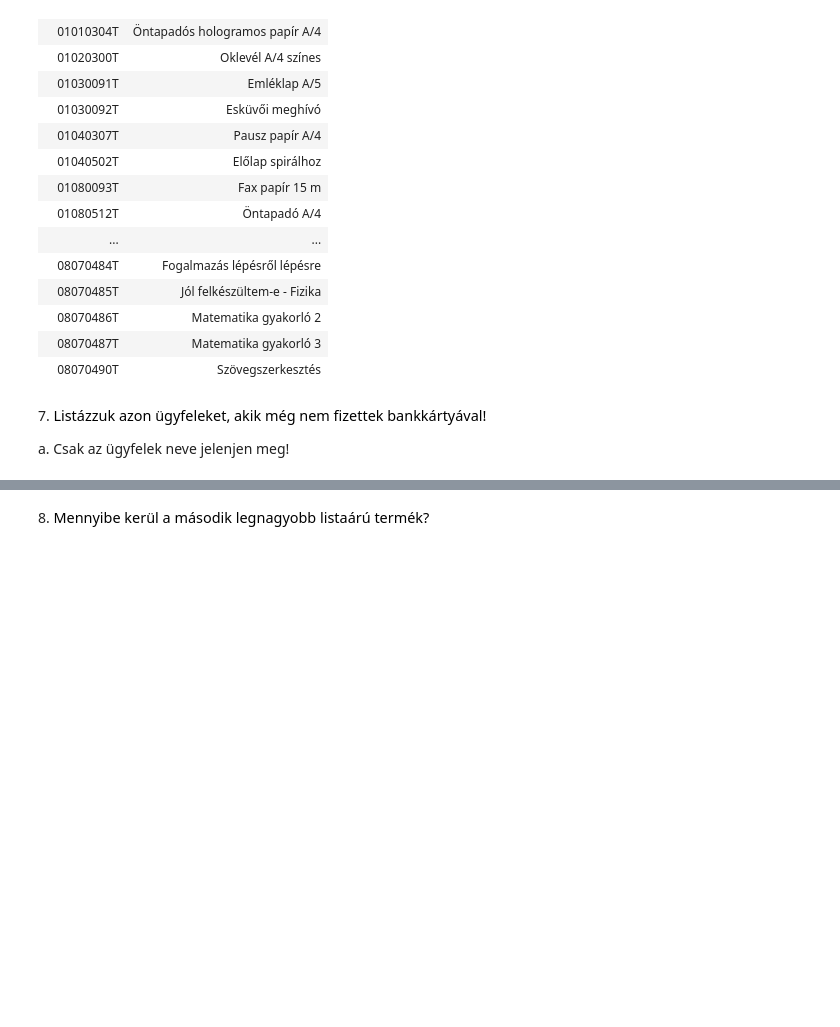
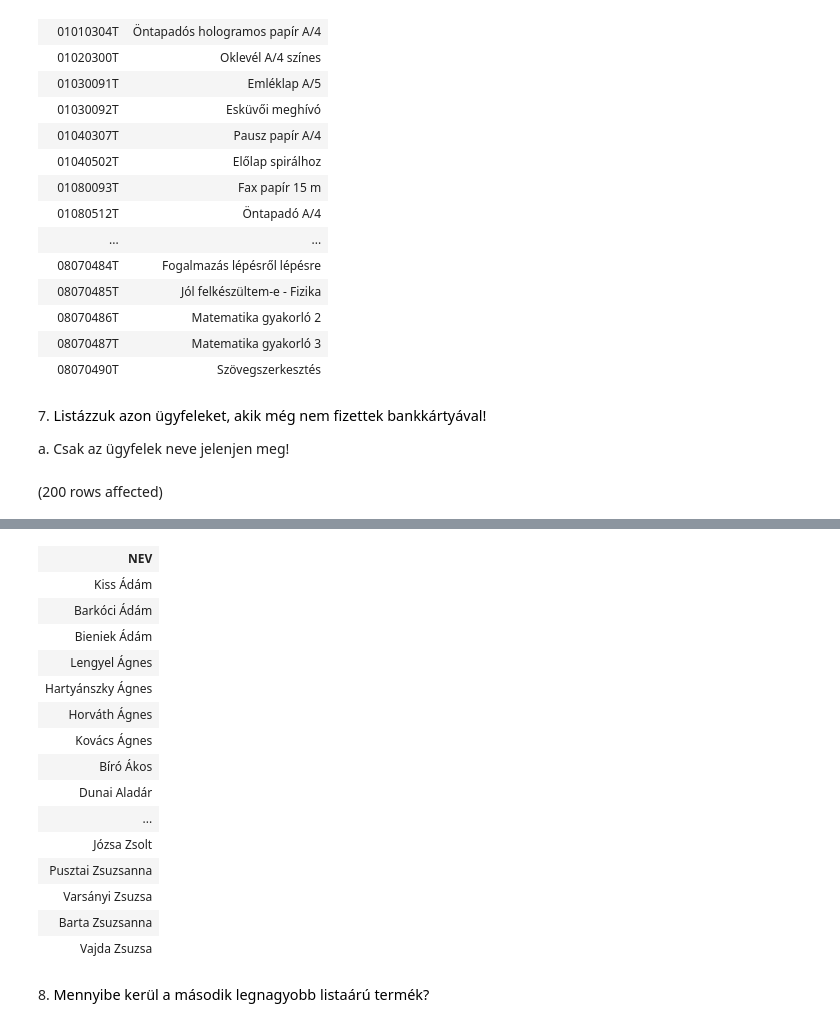
Before and after one commit to Tomi489/Adatbazisok, a Jupyter notebook: gyakorlat06_feladatok.ipynb, the cells around one changed output, grey strips where cells are left out. Cells and saved outputs as stored; diff of their text form; code cells hidden in the pictures; blank space fills up the shorter version.

```diff
--- a/gyakorlat06_feladatok.ipynb
+++ b/gyakorlat06_feladatok.ipynb
@@ -120,3 +120,13 @@ Total execution time: 00:00:00.030
 7. <span style="background-color: rgb(255, 255, 255); color: rgb(0, 0, 0); font-family: &quot;Open Sans&quot;, sans-serif; font-size: 14.44px;">Listázzuk azon ügyfeleket, akik még nem fizettek bankkártyával!&nbsp;</span>
 
 a. Csak az ügyfelek neve jelenjen meg!
+# %%
+SELECT NEV
+FROM Ugyfel
+WHERE [LOGIN] Not in (
+    SELECT NEV
+    FROM Rendeles
+    WHERE FIZ_MOD='Bankkártya'
+)
+# %% [output]
+(200 rows affected)
@@ -123,3 +134,19 @@ a. Csak az ügyfelek neve jelenjen meg!
+| NEV |
+| Kiss Ádám |
+| Barkóci Ádám |
+| Bieniek Ádám |
+| Lengyel Ágnes |
+| Hartyánszky Ágnes |
+| Horváth Ágnes |
+| Kovács Ágnes |
+| Bíró Ákos |
+| Dunai Aladár |
+| ... |
+| Józsa Zsolt |
+| Pusztai Zsuzsanna |
+| Varsányi Zsuzsa |
+| Barta Zsuzsanna |
+| Vajda Zsuzsa |
 # %% [markdown]
 8. <span style="background-color: rgb(255, 255, 255); color: rgb(0, 0, 0); font-family: &quot;Open Sans&quot;, sans-serif; font-size: 14.44px;">Mennyibe kerül a második legnagyobb listaárú termék?</span>
 # %% [markdown]
```
Also changed, not shown: parts of 1 cell of this notebook.
